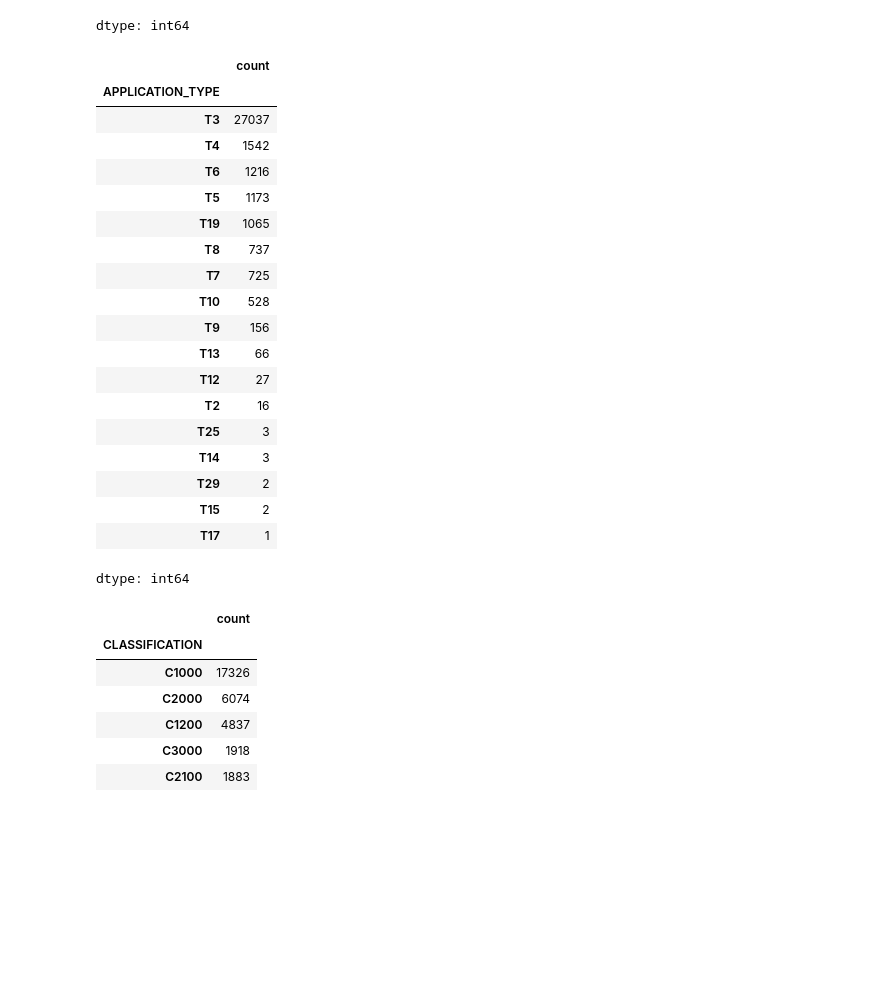
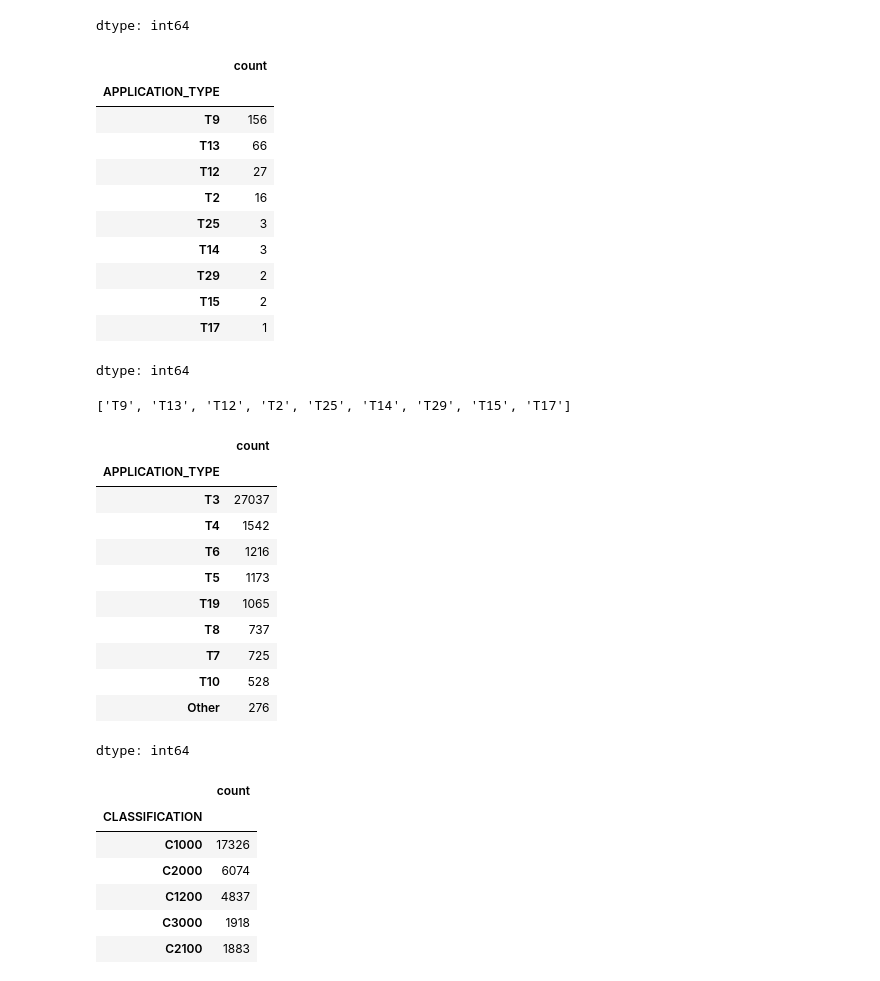
Before and after one commit to aparajita-code/deep-learning-challenge, a Jupyter notebook: Starter_Code/Alphabet_Soup.ipynb, the cells around one changed output. Cells and saved outputs as stored; diff of their text form; code cells hidden in the pictures; blank space fills up the shorter version.

```diff
--- a/Starter_Code/Alphabet_Soup.ipynb
+++ b/Starter_Code/Alphabet_Soup.ipynb
@@ -51,11 +51,11 @@ dtype: int64
 # %%
 # Look at APPLICATION_TYPE value counts to identify and replace with "Other"
 # Display "APPLICATION_TYPE" as a DataFrame
-APPLICATION_TYPE = application_df['APPLICATION_TYPE'].value_counts()
+application_type_counts = application_df['APPLICATION_TYPE'].value_counts()
 
 
 ## Display the result
-APPLICATION_TYPE
+application_type_counts
 # %% [output]
 |  | count |
 | APPLICATION_TYPE |  |
@@ -77,39 +77,53 @@ APPLICATION_TYPE
 | T15 | 2 |
 | T17 | 1 |
 dtype: int64
+# %%
+#scratch work
+application_type_counts.iloc[8:]
+# %% [output]
+|  | count |
+| APPLICATION_TYPE |  |
+| T9 | 156 |
+| T13 | 66 |
+| T12 | 27 |
+| T2 | 16 |
+| T25 | 3 |
+| T14 | 3 |
+| T29 | 2 |
+| T15 | 2 |
+| T17 | 1 |
+dtype: int64
+# %%
+#scratch work
+replace_list = list(application_type_counts.iloc[8:].index)
+replace_list
+# %% [output]
+['T9', 'T13', 'T12', 'T2', 'T25', 'T14', 'T29', 'T15', 'T17']
 # %%
 # Choose a cutoff value and create a list of application types to be replaced
 # use the variable name `application_types_to_replace`
 #  YOUR CODE GOES HERE
 
-
-application_types_to_replace = application_count[application_count<500].index
+cutoff_value_application = 528
+application_types_to_replace = list(application_type_counts.iloc[8:].index)
 # Replace in dataframe
 for app in application_types_to_replace:
     application_df['APPLICATION_TYPE'] = application_df['APPLICATION_TYPE'].replace(app,"Other")
 
 # Check to make sure replacement was successful
 application_df['APPLICATION_TYPE'].value_counts()
 # %% [output]
 |  | count |
 | APPLICATION_TYPE |  |
 | T3 | 27037 |
 | T4 | 1542 |
 | T6 | 1216 |
 | T5 | 1173 |
 | T19 | 1065 |
 | T8 | 737 |
 | T7 | 725 |
 | T10 | 528 |
-| T9 | 156 |
-| T13 | 66 |
-| T12 | 27 |
-| T2 | 16 |
-| T25 | 3 |
-| T14 | 3 |
-| T29 | 2 |
-| T15 | 2 |
-| T17 | 1 |
+| Other | 276 |
 dtype: int64
 # %%
 # Look at CLASSIFICATION value counts to identify and replace with "Other"
```
Also changed, not shown: parts of 13 cells of this notebook.
